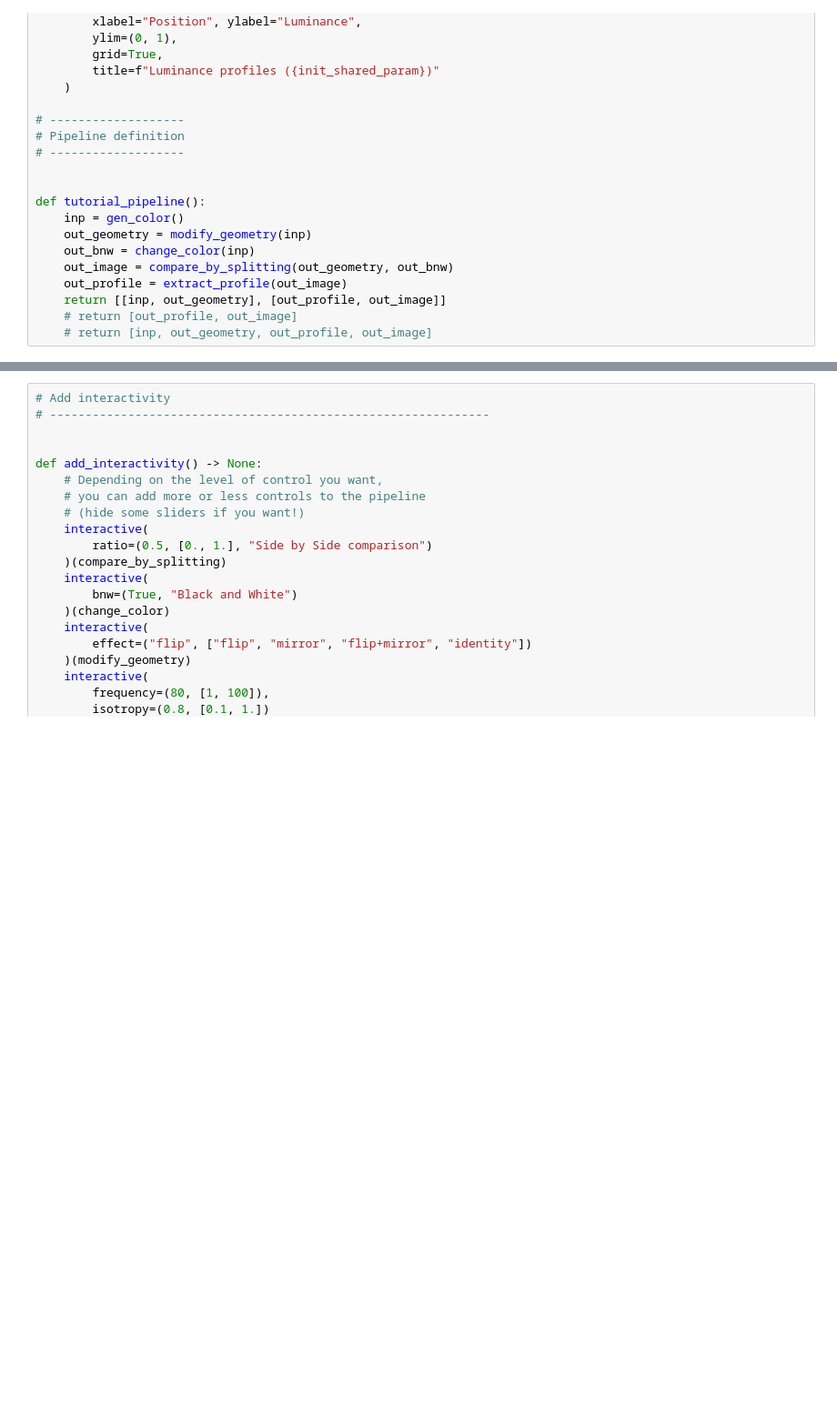
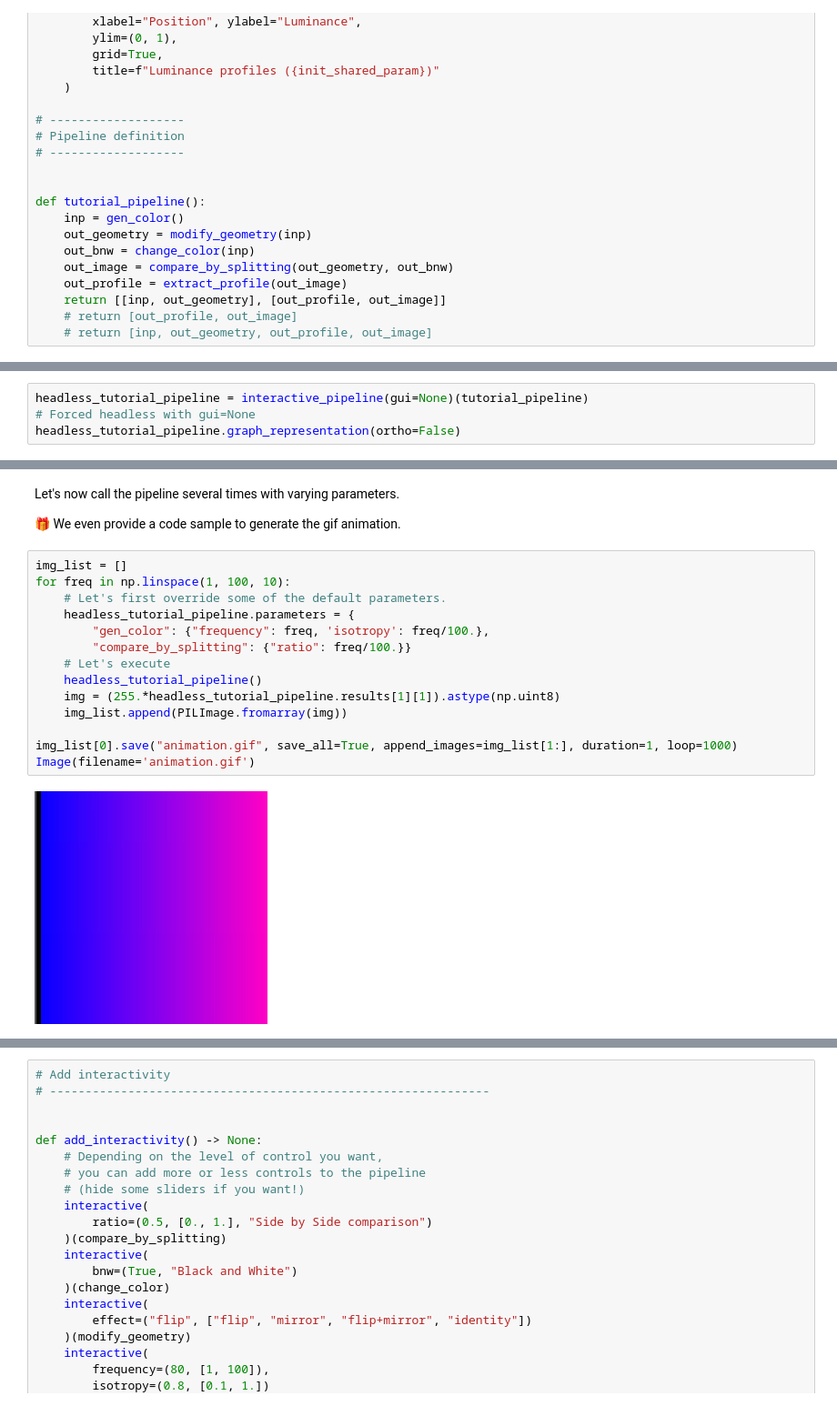
Before and after one commit to livalgo/interactive-pipe-examples, a Jupyter notebook: interactive_pipe_tutorial.ipynb, the cells around one changed output, grey strips where cells are left out. Shown: that part at 91% size. Saved outputs shown, nothing was run; the diff lists cells and outputs as text; blank space fills up the shorter version.

Commit message:
Update headless mode in interactive_pipe_tutorial.ipynb

```diff
--- a/interactive_pipe_tutorial.ipynb
+++ b/interactive_pipe_tutorial.ipynb
@@ -108,0 +130,4 @@ def tutorial_pipeline():
+# %%
+headless_tutorial_pipeline = interactive_pipeline(gui=None)(tutorial_pipeline)
+# Forced headless with gui=None
+headless_tutorial_pipeline.graph_representation(ortho=False)
@@ -108,0 +136,20 @@ def tutorial_pipeline():
+# %% [markdown]
+Let's now call the pipeline several times with varying parameters.
+
+🎁 We even provide a code sample to generate the gif animation.
+# %%
+img_list = []
+for freq in np.linspace(1, 100, 10):
+    # Let's first override some of the default parameters.
+    headless_tutorial_pipeline.parameters = {
+        "gen_color": {"frequency": freq, 'isotropy': freq/100.},
+        "compare_by_splitting": {"ratio": freq/100.}}
+    # Let's execute
+    headless_tutorial_pipeline()
+    img = (255.*headless_tutorial_pipeline.results[1][1]).astype(np.uint8)
+    img_list.append(PILImage.fromarray(img))
+
+img_list[0].save("animation.gif", save_all=True, append_images=img_list[1:], duration=1, loop=1000)
+Image(filename='animation.gif')
+# %% [output]
+[figure, added]
```
Also changed, not shown: parts of 6 cells of this notebook.
